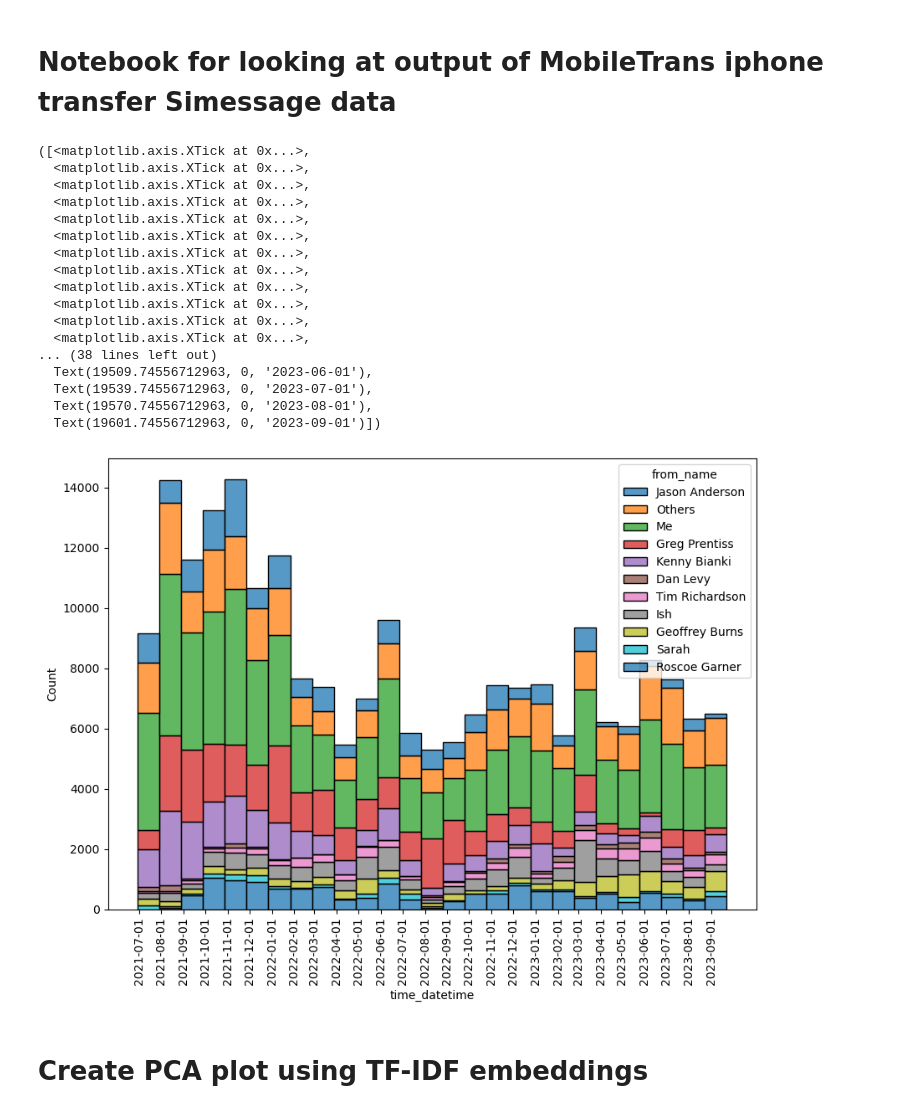
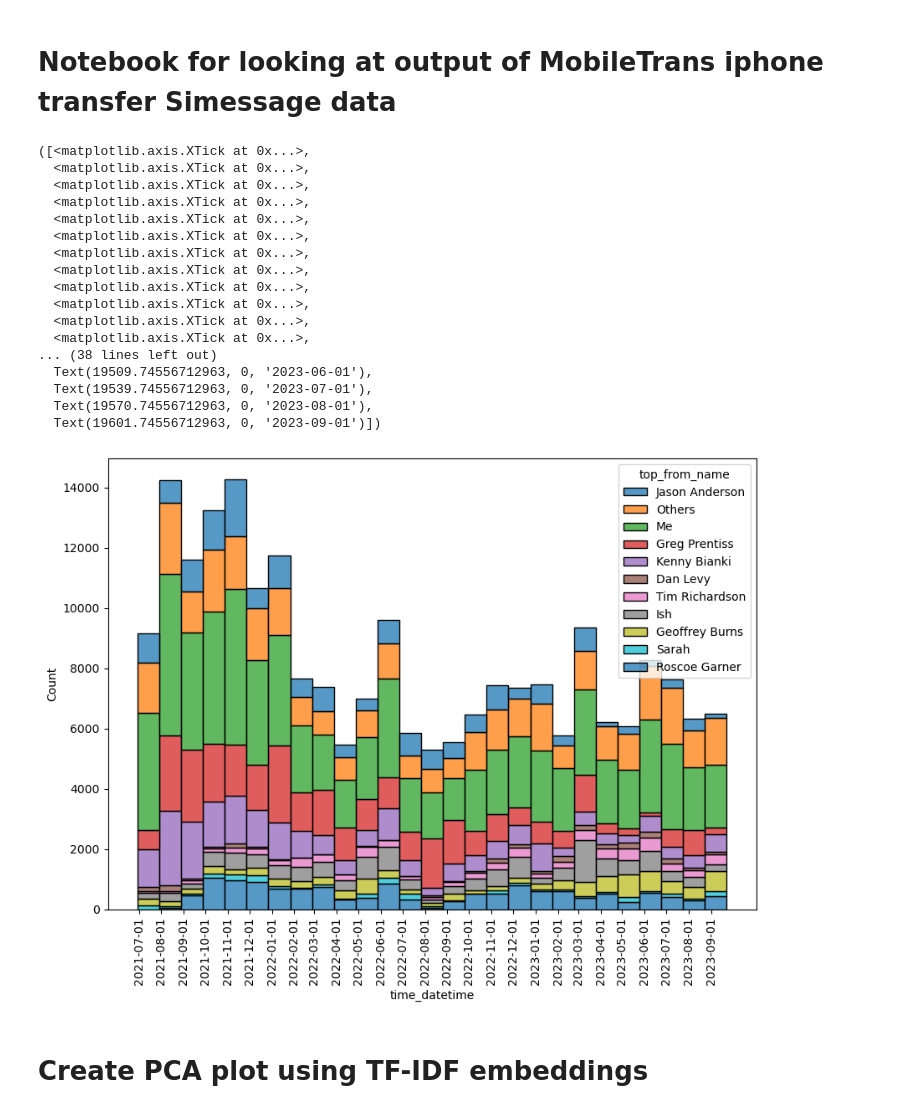
Before and after one commit to cparish312/conbot, a Jupyter notebook: imessage/notebooks/imessages.ipynb, the cells around one changed output. Saved outputs shown, nothing was run; the diff lists cells and outputs as text; code cells hidden in the pictures.

```diff
--- a/imessage/notebooks/imessages.ipynb
+++ b/imessage/notebooks/imessages.ipynb
@@ -14,19 +17,20 @@ df['time_datetime'] = pd.to_datetime(df['Time'])
 df = df.sort_values(by='time_datetime')
 # %%
 df['year_month'] = df['time_datetime'].apply(lambda x: x.strftime('%Y-%m'))
-df['Name'] = df['Name'].apply(lambda x: x.strip())
-df['Number'] = df['Number'].apply(lambda x: x.strip())
+df['Name'] = df['Name'].apply(lambda x: x.strip().strip('\t'))
+df['Number'] = df['Number'].apply(lambda x: x.strip().strip('\t'))
 df['Content'] = df['Content'].str.lower()
 # %%
 date_range = pd.date_range(min(df['time_datetime']), max(df['time_datetime']), freq='MS')
 # %%
 df['from_number'] = df.apply(lambda row: '17169492354' if row['Name'] == 'Me' else row['Number'], axis=1)
+df['from_number'] = df['from_number'].apply(lambda x: x.replace('+', '')[-10:])
 # %%
 top_n = 10
 messages_count_df = df.groupby(['from_number']).from_number.count().reset_index(name='num_messages')
 top_numbers = set(messages_count_df.sort_values(by='num_messages', ascending=False)['from_number'].iloc[:top_n])
 # %%
-df['top_from_number'] = df['from_number'].apply(lambda x: x.replace('+', '')[-10:] if x in top_numbers else 'Others')
+df['top_from_number'] = df['from_number'].apply(lambda x: x if x in top_numbers else 'Others')
 # %%
 # Create contact
 num_to_name = {'7169492354' : 'Me', 'Others' : 'Others'}
@@ -36,32 +40,34 @@ for names in set(df['Name']):
         if len(n_s) > 1:
             num_to_name[n_s[1].replace('+', '').replace(')', '')[-10:]] = n_s[0].strip()
 
-df['from_name'] = df['top_from_number'].map(num_to_name)
+df['top_from_name'] = df['top_from_number'].map(num_to_name)
+df['from_name'] = df['from_number'].map(num_to_name)
+df['from'] = df['from_name'].fillna(df['Number'])
 # %%
 plt.figure(figsize=(10, 7))
-sns.histplot(x='time_datetime', hue='from_name', data=df, bins=len(date_range), multiple='stack', palette='tab10')
+sns.histplot(x='time_datetime', hue='top_from_name', data=df, bins=len(date_range), multiple='stack', palette='tab10')
 plt.xticks(date_range, rotation=90)
 # plt.legend(bbox_to_anchor=(1.0, 0.7))
 # plt.legend(loc='upper right', title='species', fontsize="x-large")
 # %% [output]
 ([<matplotlib.axis.XTick at 0x...>,
   <matplotlib.axis.XTick at 0x...>,
   <matplotlib.axis.XTick at 0x...>,
   <matplotlib.axis.XTick at 0x...>,
   <matplotlib.axis.XTick at 0x...>,
   <matplotlib.axis.XTick at 0x...>,
   <matplotlib.axis.XTick at 0x...>,
   <matplotlib.axis.XTick at 0x...>,
   <matplotlib.axis.XTick at 0x...>,
   <matplotlib.axis.XTick at 0x...>,
   <matplotlib.axis.XTick at 0x...>,
   <matplotlib.axis.XTick at 0x...>,
 ... (38 lines left out)
   Text(19509.74556712963, 0, '2023-06-01'),
   Text(19539.74556712963, 0, '2023-07-01'),
   Text(19570.74556712963, 0, '2023-08-01'),
   Text(19601.74556712963, 0, '2023-09-01')])
-[figure, old version]
+[figure, new version]
 # %% [markdown]
 # Create PCA plot using TF-IDF embeddings
 # %%
```
Also changed, not shown: parts of 8 cells of this notebook, 3 other files.
